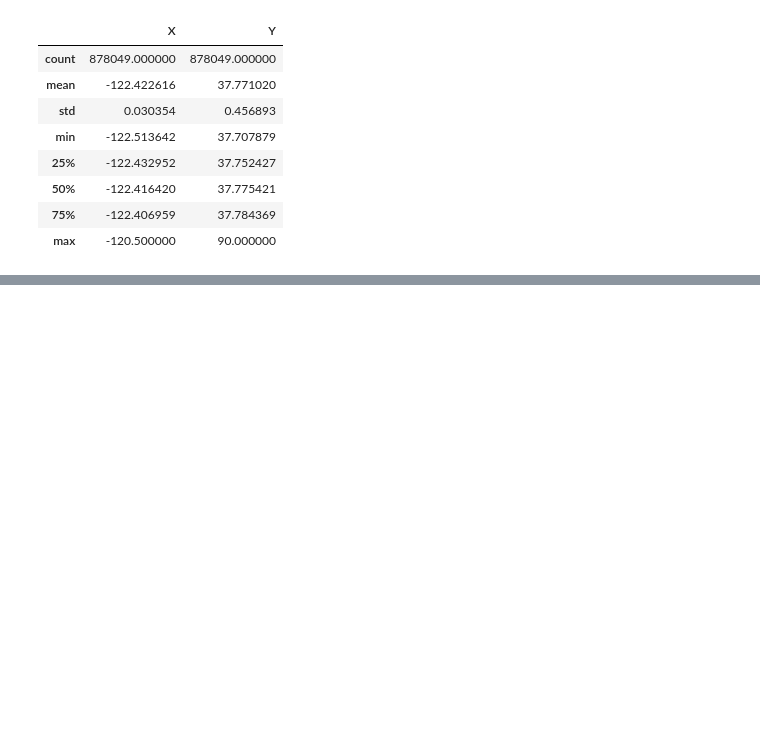
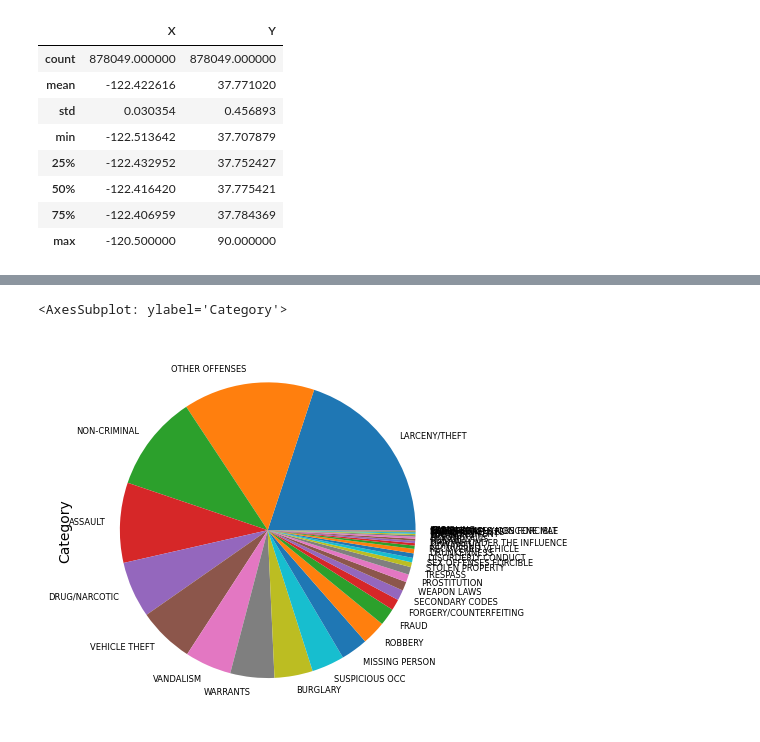
Before and after one commit to wendeljuliao/San-Francisco-Crime-Classification, a Jupyter notebook: AV1.ipynb, the cells around one changed output, grey strips where cells are left out. Saved outputs shown, nothing was run; the diff lists cells and outputs as text; code cells hidden in the pictures; blank space fills up the shorter version.

```diff
--- a/AV1.ipynb
+++ b/AV1.ipynb
@@ -98,0 +118,5 @@ np.mean(scores)
+# %%
+df_dados['Category'].value_counts().plot(kind="pie", fontsize=6)
+# %% [output]
+<AxesSubplot: ylabel='Category'>
+[figure, added]
```
Also changed, not shown: parts of 26 cells of this notebook.
